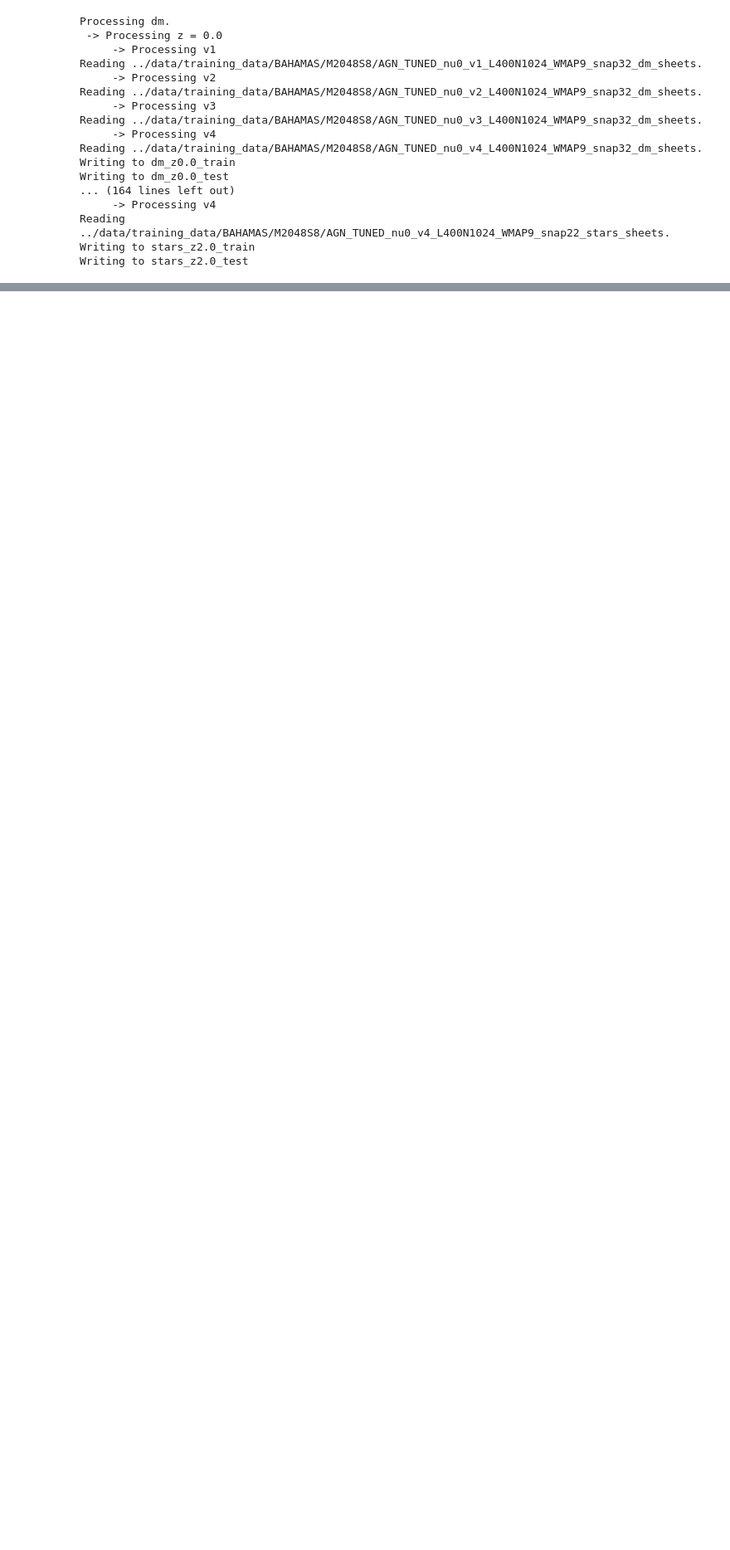
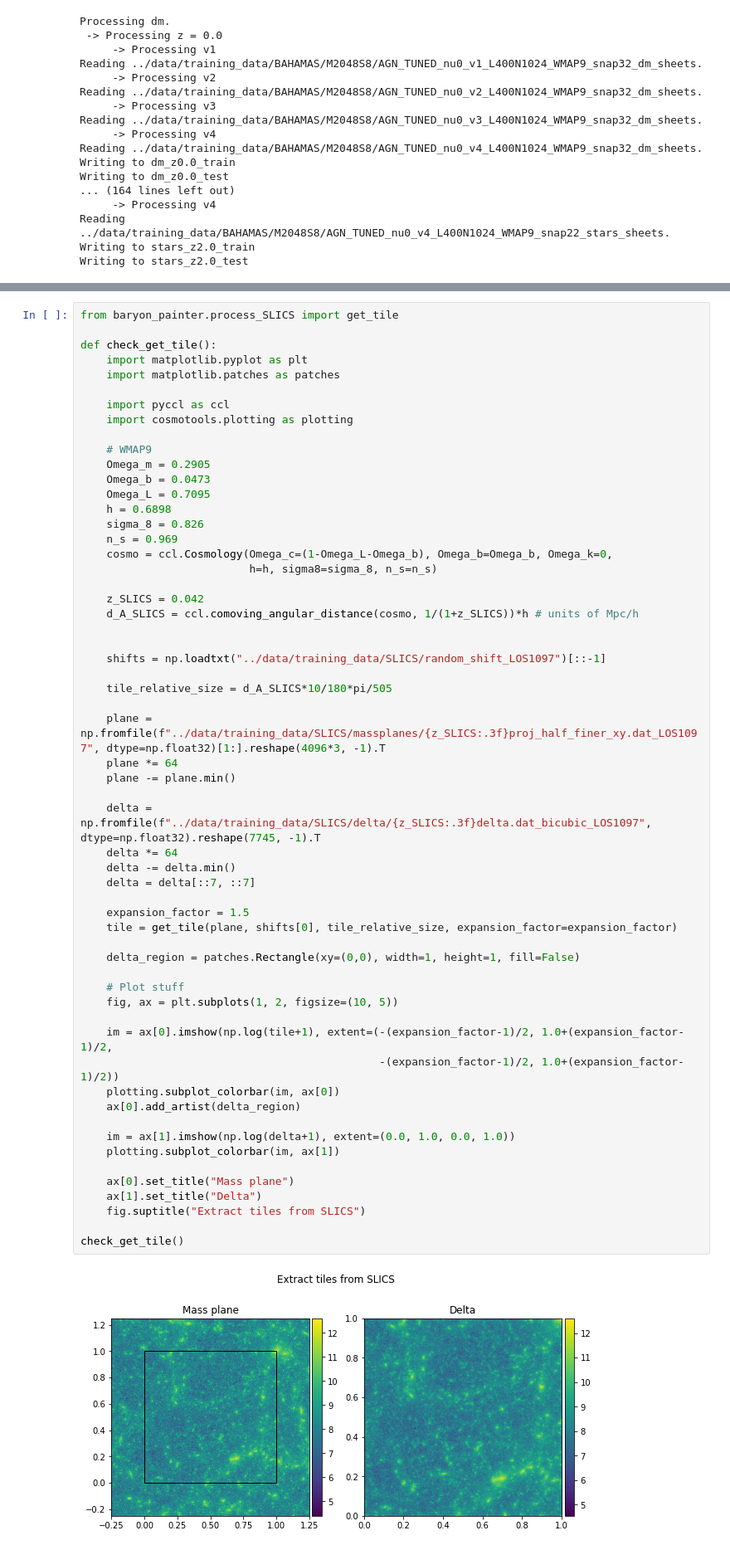
Before and after one commit to tilmantroester/baryon_painter, a Jupyter notebook: notebooks/prepare_simulation_data.ipynb, the cells around one changed output, grey strips where cells are left out. Shown at 83% size. Cells and saved outputs as stored; diff of their text form; blank space fills up the shorter version.

```diff
--- a/notebooks/prepare_simulation_data.ipynb
+++ b/notebooks/prepare_simulation_data.ipynb
@@ -380,0 +463,60 @@ pixel_size
+# %%
+from baryon_painter.process_SLICS import get_tile
+
+def check_get_tile():
+    import matplotlib.pyplot as plt
+    import matplotlib.patches as patches
+
+    import pyccl as ccl
+    import cosmotools.plotting as plotting
+
+    # WMAP9
+    Omega_m = 0.2905
+    Omega_b = 0.0473
+    Omega_L = 0.7095
+    h = 0.6898
+    sigma_8 = 0.826
+    n_s = 0.969
+    cosmo = ccl.Cosmology(Omega_c=(1-Omega_L-Omega_b), Omega_b=Omega_b, Omega_k=0,
+                          h=h, sigma8=sigma_8, n_s=n_s)
+
+    z_SLICS = 0.042
+    d_A_SLICS = ccl.comoving_angular_distance(cosmo, 1/(1+z_SLICS))*h # units of Mpc/h
+
+
+    shifts = np.loadtxt("../data/training_data/SLICS/random_shift_LOS1097")[::-1]
+
+    tile_relative_size = d_A_SLICS*10/180*pi/505
+
+    plane = np.fromfile(f"../data/training_data/SLICS/massplanes/{z_SLICS:.3f}proj_half_finer_xy.dat_LOS1097", dtype=np.float32)[1:].reshape(4096*3, -1).T
+    plane *= 64
+    plane -= plane.min()
+
+    delta = np.fromfile(f"../data/training_data/SLICS/delta/{z_SLICS:.3f}delta.dat_bicubic_LOS1097", dtype=np.float32).reshape(7745, -1).T
+    delta *= 64
+    delta -= delta.min()
+    delta = delta[::7, ::7]
+
+    expansion_factor = 1.5
+    tile = get_tile(plane, shifts[0], tile_relative_size, expansion_factor=expansion_factor)
+
+    delta_region = patches.Rectangle(xy=(0,0), width=1, height=1, fill=False)
+
+    # Plot stuff
+    fig, ax = plt.subplots(1, 2, figsize=(10, 5))
+
+    im = ax[0].imshow(np.log(tile+1), extent=(-(expansion_factor-1)/2, 1.0+(expansion_factor-1)/2,
+                                              -(expansion_factor-1)/2, 1.0+(expansion_factor-1)/2))
+    plotting.subplot_colorbar(im, ax[0])
+    ax[0].add_artist(delta_region)
+
+    im = ax[1].imshow(np.log(delta+1), extent=(0.0, 1.0, 0.0, 1.0))
+    plotting.subplot_colorbar(im, ax[1])
+
+    ax[0].set_title("Mass plane")
+    ax[1].set_title("Delta")
+    fig.suptitle("Extract tiles from SLICS")
+
+check_get_tile()
+# %% [output]
+[figure, added]
```
Also changed, not shown: parts of 43 cells of this notebook, 2 other files.
